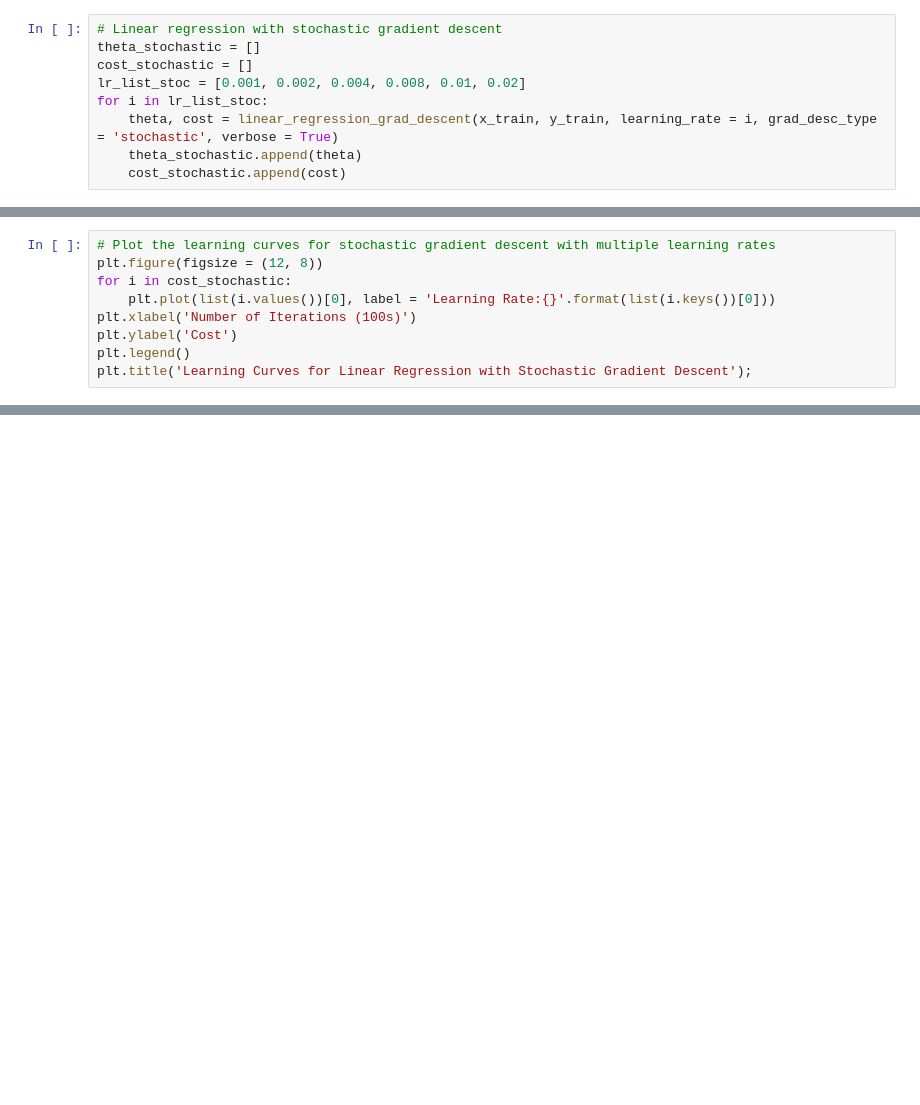
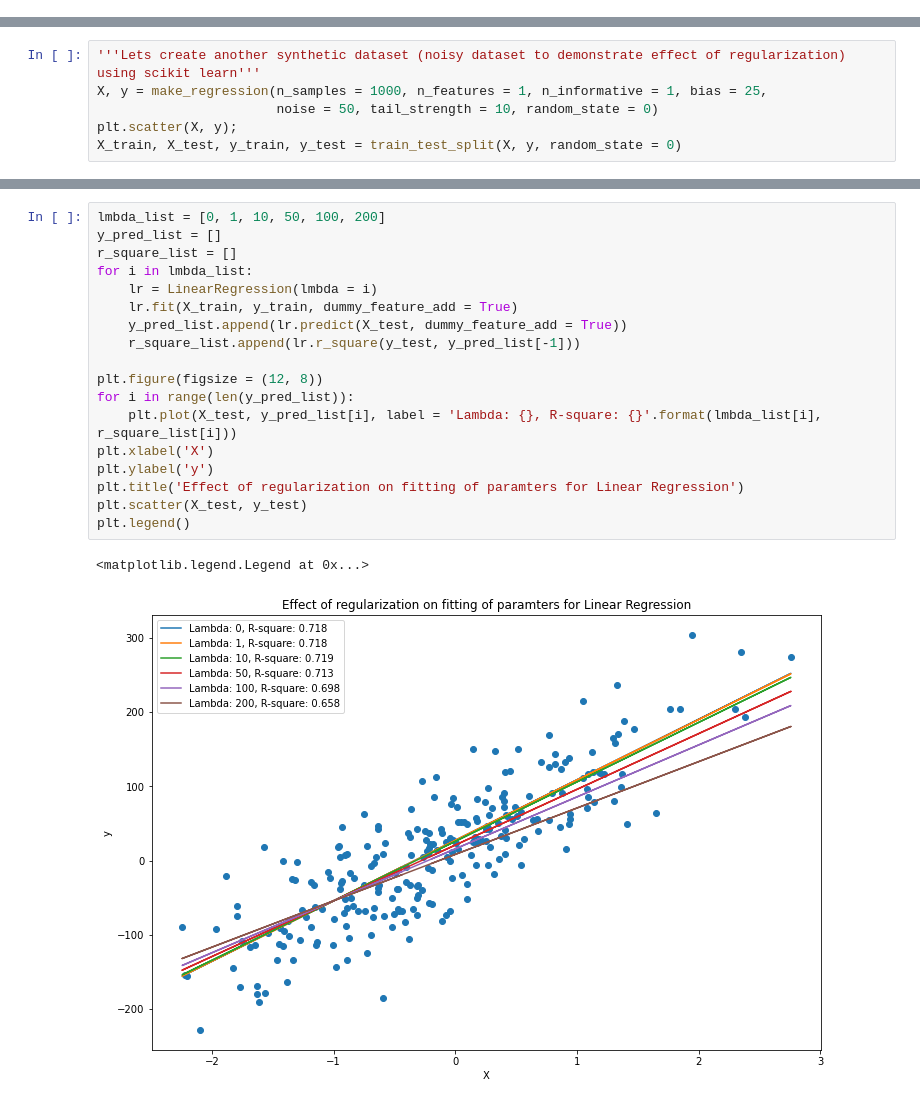
Before and after one commit to ravison123/Machine-Learning-Algorithm-Implementation, a Jupyter notebook: Linear Regression/Linear Regression.ipynb, the cells around one changed output, grey strips where cells are left out. Drawn from its saved outputs; the diff is of its cells as text; blank space fills up the shorter version.

Commit message:
Added Newton's method, regularization for linear regression

```diff
--- a/Linear Regression/Linear Regression.ipynb
+++ b/Linear Regression/Linear Regression.ipynb
@@ -298,9 +0,0 @@ plt.title('Learning Curves for Linear Regression with Batch Gradient Descent');
-# %%
-# Linear regression with stochastic gradient descent
-theta_stochastic = []
-cost_stochastic = []
-lr_list_stoc = [0.001, 0.002, 0.004, 0.008, 0.01, 0.02]
-for i in lr_list_stoc:
-    theta, cost = linear_regression_grad_descent(x_train, y_train, learning_rate = i, grad_desc_type = 'stochastic', verbose = True)
-    theta_stochastic.append(theta)
-    cost_stochastic.append(cost)
@@ -325,9 +0,0 @@ Parameter 2: 100.2359
-# %%
-# Plot the learning curves for stochastic gradient descent with multiple learning rates
-plt.figure(figsize = (12, 8))
-for i in cost_stochastic:
-    plt.plot(list(i.values())[0], label = 'Learning Rate:{}'.format(list(i.keys())[0]))
-plt.xlabel('Number of Iterations (100s)')
-plt.ylabel('Cost')
-plt.legend()
-plt.title('Learning Curves for Linear Regression with Stochastic Gradient Descent');
@@ -425,0 +291,7 @@ plt.title('Linear Regression (Train Data)');
+# %%
+'''Lets create another synthetic dataset (noisy dataset to demonstrate effect of regularization)
+using scikit learn'''
+X, y = make_regression(n_samples = 1000, n_features = 1, n_informative = 1, bias = 25,
+                       noise = 50, tail_strength = 10, random_state = 0)
+plt.scatter(X, y);
+X_train, X_test, y_train, y_test = train_test_split(X, y, random_state = 0)
@@ -425,0 +300,21 @@ plt.title('Linear Regression (Train Data)');
+# %%
+lmbda_list = [0, 1, 10, 50, 100, 200]
+y_pred_list = []
+r_square_list = []
+for i in lmbda_list:
+    lr = LinearRegression(lmbda = i)
+    lr.fit(X_train, y_train, dummy_feature_add = True)
+    y_pred_list.append(lr.predict(X_test, dummy_feature_add = True))
+    r_square_list.append(lr.r_square(y_test, y_pred_list[-1]))
+
+plt.figure(figsize = (12, 8))
+for i in range(len(y_pred_list)):
+    plt.plot(X_test, y_pred_list[i], label = 'Lambda: {}, R-square: {}'.format(lmbda_list[i], r_square_list[i]))
+plt.xlabel('X')
+plt.ylabel('y')
+plt.title('Effect of regularization on fitting of paramters for Linear Regression')
+plt.scatter(X_test, y_test)
+plt.legend()
+# %% [output]
+<matplotlib.legend.Legend at 0x...>
+[figure, added]
```
Also changed, not shown: parts of 37 cells of this notebook.
